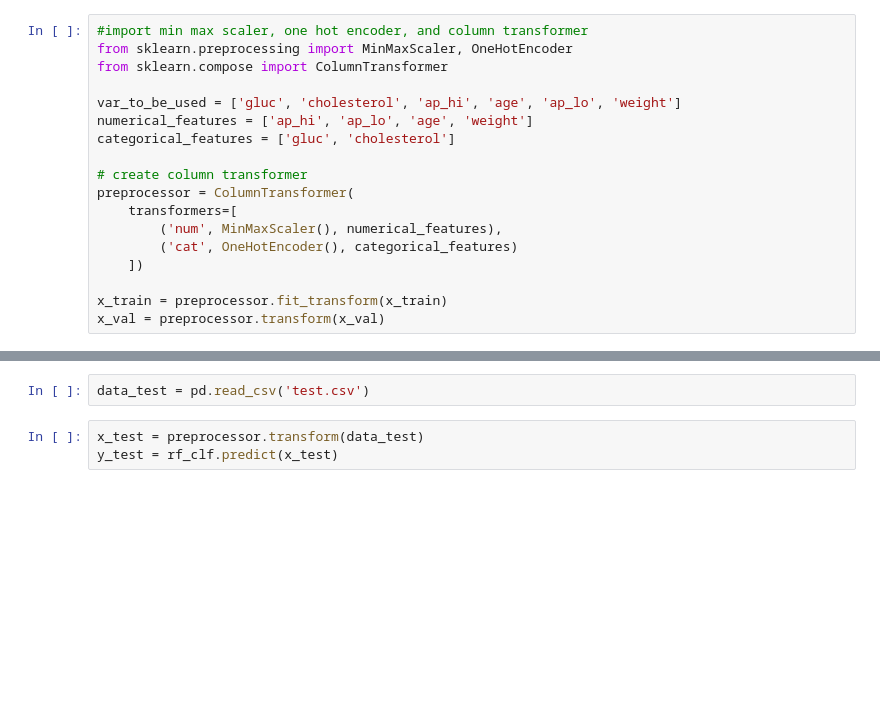
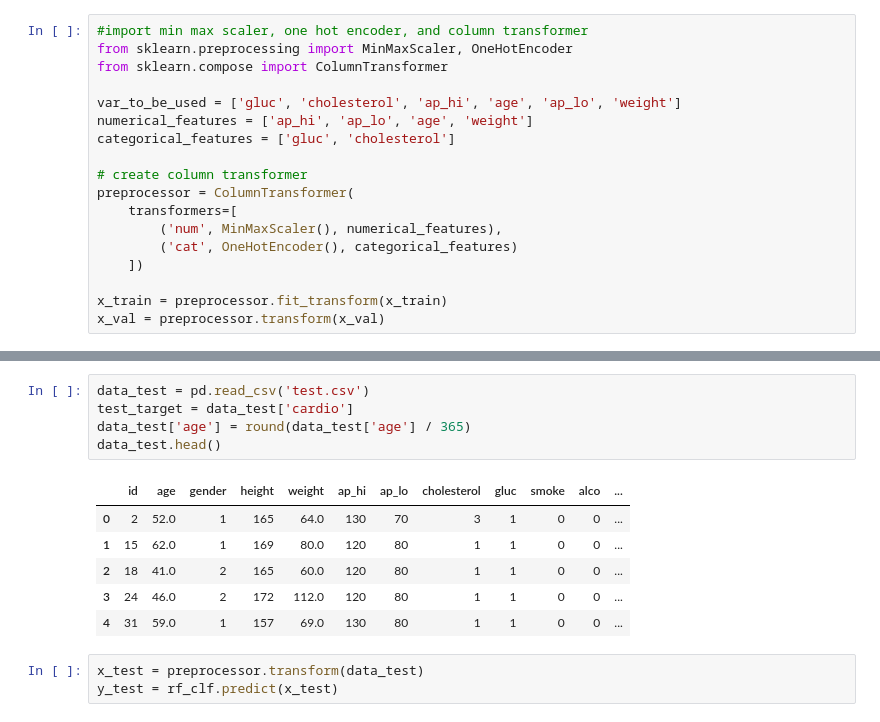
Before and after one commit to cxmedeiros/Projeto-Estatistica, a Jupyter notebook: randomforest.ipynb, the cells around one changed output, grey strips where cells are left out. Cells and saved outputs as stored; diff of their text form; blank space fills up the shorter version.

```diff
--- a/randomforest.ipynb
+++ b/randomforest.ipynb
@@ -98,5 +148,15 @@ rf_clf.score(x_val, y_val)
 # %%
 data_test = pd.read_csv('test.csv')
+test_target = data_test['cardio']
+data_test['age'] = round(data_test['age'] / 365)
+data_test.head()
+# %% [output]
+|  | id | age | gender | height | weight | ap_hi | ap_lo | cholesterol | gluc | smoke | alco | ... |
+| 0 | 2 | 52.0 | 1 | 165 | 64.0 | 130 | 70 | 3 | 1 | 0 | 0 | ... |
+| 1 | 15 | 62.0 | 1 | 169 | 80.0 | 120 | 80 | 1 | 1 | 0 | 0 | ... |
+| 2 | 18 | 41.0 | 2 | 165 | 60.0 | 120 | 80 | 1 | 1 | 0 | 0 | ... |
+| 3 | 24 | 46.0 | 2 | 172 | 112.0 | 120 | 80 | 1 | 1 | 0 | 0 | ... |
+| 4 | 31 | 59.0 | 1 | 157 | 69.0 | 130 | 80 | 1 | 1 | 0 | 0 | ... |
 # %%
 x_test = preprocessor.transform(data_test)
 y_test = rf_clf.predict(x_test)
```
Also changed, not shown: parts of 13 cells of this notebook, 6 other files.
